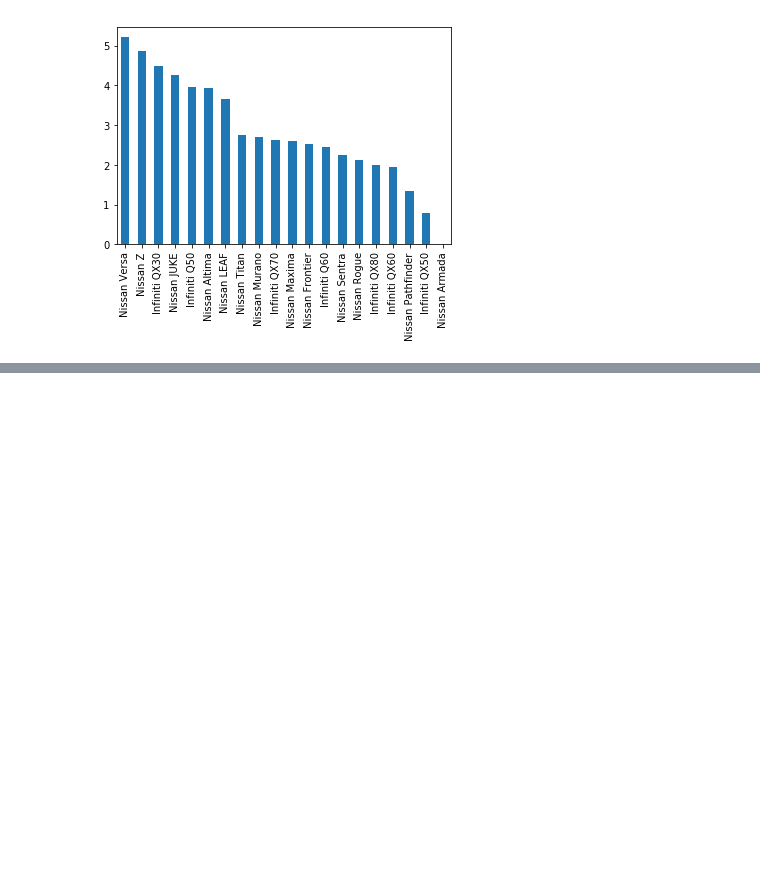
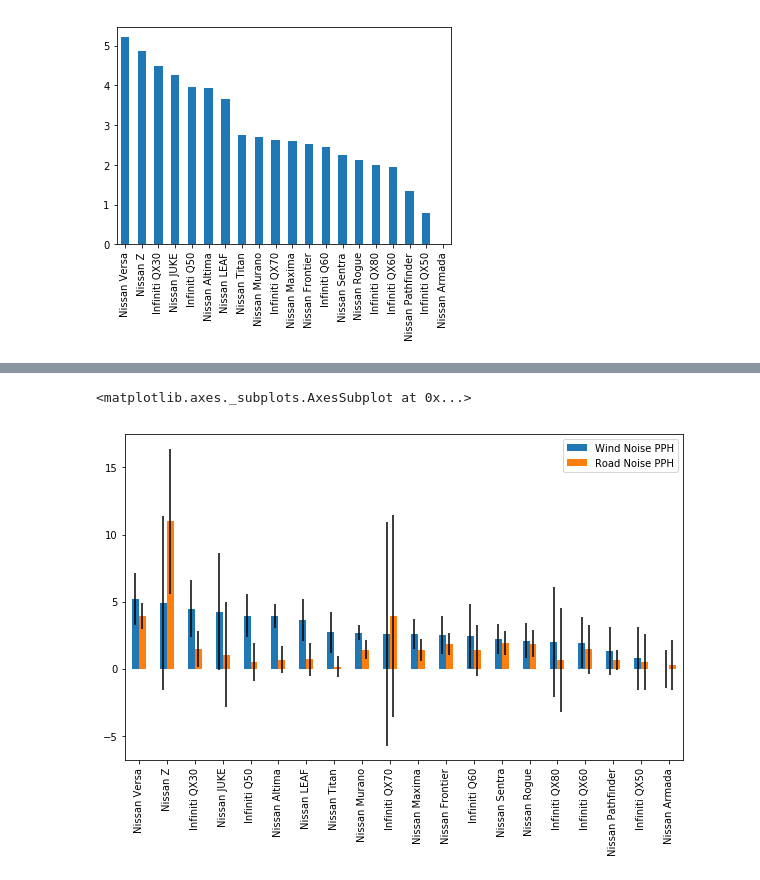
Before and after one commit to kpeterso/PythonTutorial, a Jupyter notebook: Python Pandas tutorial.ipynb, the cells around one changed output, grey strips where cells are left out. Drawn from its saved outputs; the diff is of its cells as text; code cells hidden in the pictures; blank space fills up the shorter version.

```diff
--- a/Python Pandas tutorial.ipynb
+++ b/Python Pandas tutorial.ipynb
@@ -368,0 +446,6 @@ modelNoisePPHSorted['Wind Noise PPH'].plot(kind='bar')
+# %%
+#We can use the values from this dataframe to create new columns in our main dataframe
+CICalc['EXT38 successes'] = groupedSum['EXT38'].values
+CICalc['EXT39 successes'] = groupedSum['EXT39'].values
+#I also could have concatenated
+CICalc
@@ -368,0 +470,5 @@ modelNoisePPHSorted['Wind Noise PPH'].plot(kind='bar')
+# %%
+#and divide by the n-hat column of our main dataframe
+CICalc['EXT38 phat'] = CICalc['EXT38 successes'].divide(CICalc['nhat'], axis=0)
+CICalc['EXT39 phat'] = CICalc['EXT39 successes'].divide(CICalc['nhat'], axis=0)
+CICalc
@@ -368,0 +493,5 @@ modelNoisePPHSorted['Wind Noise PPH'].plot(kind='bar')
+# %%
+#Lets apply the Agresti-Coull formula to wind noise, EXT38
+CICalc['WN CI'] = 1.96*np.sqrt((CICalc['EXT38 phat']*(1-CICalc['EXT38 phat'])).divide(CICalc['nhat'],axis=0))*100
+CICalc['RN CI'] = 1.96*np.sqrt((CICalc['EXT39 phat']*(1-CICalc['EXT39 phat'])).divide(CICalc['nhat'],axis=0))*100
+CICalc
@@ -368,0 +516,7 @@ modelNoisePPHSorted['Wind Noise PPH'].plot(kind='bar')
+# %%
+#Incorporate the CI data into the main dataframe
+modelNoisePPHSorted['WN CI'] = CICalc['WN CI'].values
+modelNoisePPHSorted['RN CI'] = CICalc['RN CI'].values
+#We can drop nhat from here also
+modelNoisePPHSorted = modelNoisePPHSorted.drop('nhat', axis=1)
+modelNoisePPHSorted
@@ -368,0 +541,10 @@ modelNoisePPHSorted['Wind Noise PPH'].plot(kind='bar')
+# %%
+#Can we incorporate the CI as error bars in our bar chart? Of course!
+fig, ax = plt.subplots()
+means = modelNoisePPHSorted[['Wind Noise PPH','Road Noise PPH']]
+errors = modelNoisePPHSorted[['WN CI','RN CI']]
+#The error bar function takes one column at a time, so I need to transpose the error dataframe
+means.plot(kind='bar', yerr=errors.T.values, ax=ax, figsize=(10, 6))
+# %% [output]
+<matplotlib.axes._subplots.AxesSubplot at 0x...>
+[figure, added]
```
Also changed, not shown: parts of 30 cells of this notebook.
